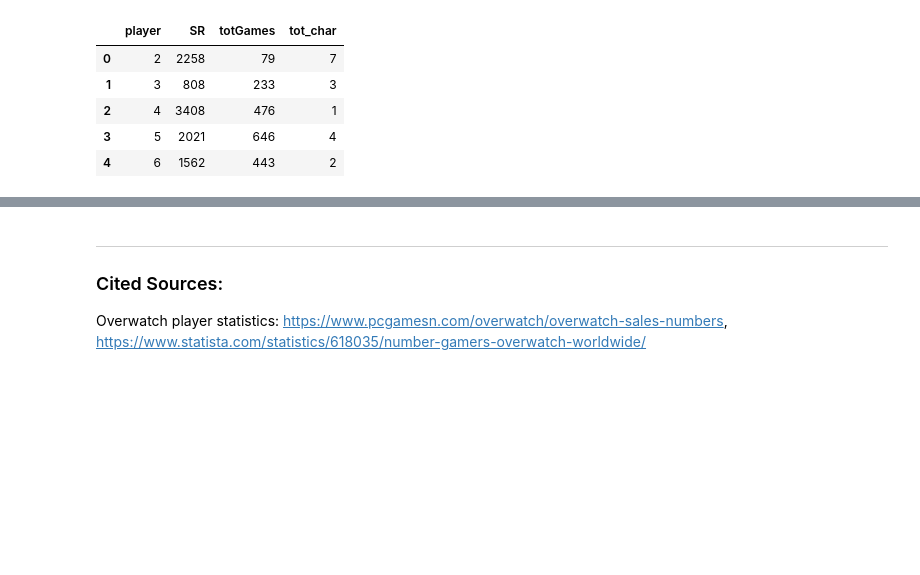
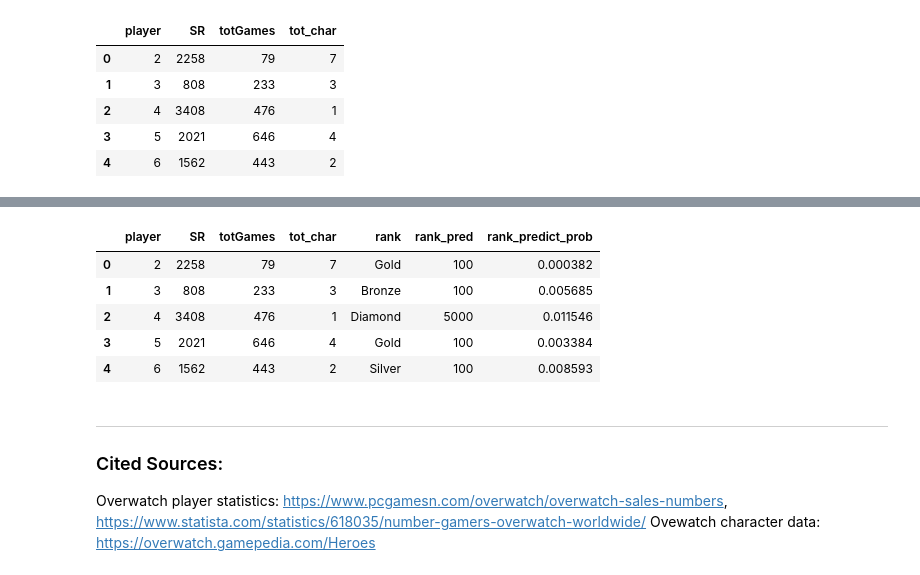
Before and after one commit to gaaliciA1990/OverwatchRankingsProject, a Jupyter notebook: Overwatch Project - First Draft.ipynb, the cells around one changed output, grey strips where cells are left out. Drawn from its saved outputs; the diff is of its cells as text; code cells hidden in the pictures; blank space fills up the shorter version.

Commit message:
Updating data

```diff
--- a/Overwatch Project - First Draft.ipynb
+++ b/Overwatch Project - First Draft.ipynb
@@ -245,4 +440,16 @@ print OW.head()
+# %%
+# store the predicted probabilites of class 1
+OW['rank_predict_prob'] = logreg.predict_proba(X)[:, 1]
+OW.head()
+# %% [output]
+|  | player | SR | totGames | tot_char | rank | rank_pred | rank_predict_prob |
+| 0 | 2 | 2258 | 79 | 7 | Gold | 100 | 0.000382 |
+| 1 | 3 | 808 | 233 | 3 | Bronze | 100 | 0.005685 |
+| 2 | 4 | 3408 | 476 | 1 | Diamond | 5000 | 0.011546 |
+| 3 | 5 | 2021 | 646 | 4 | Gold | 100 | 0.003384 |
+| 4 | 6 | 1562 | 443 | 2 | Silver | 100 | 0.008593 |
 # %% [markdown]
 ---
 ### Cited Sources:
 Overwatch player statistics: https://www.pcgamesn.com/overwatch/overwatch-sales-numbers, https://www.statista.com/statistics/618035/number-gamers-overwatch-worldwide/
+Ovewatch character data: https://overwatch.gamepedia.com/Heroes
```
Also changed, not shown: parts of 11 cells of this notebook.
